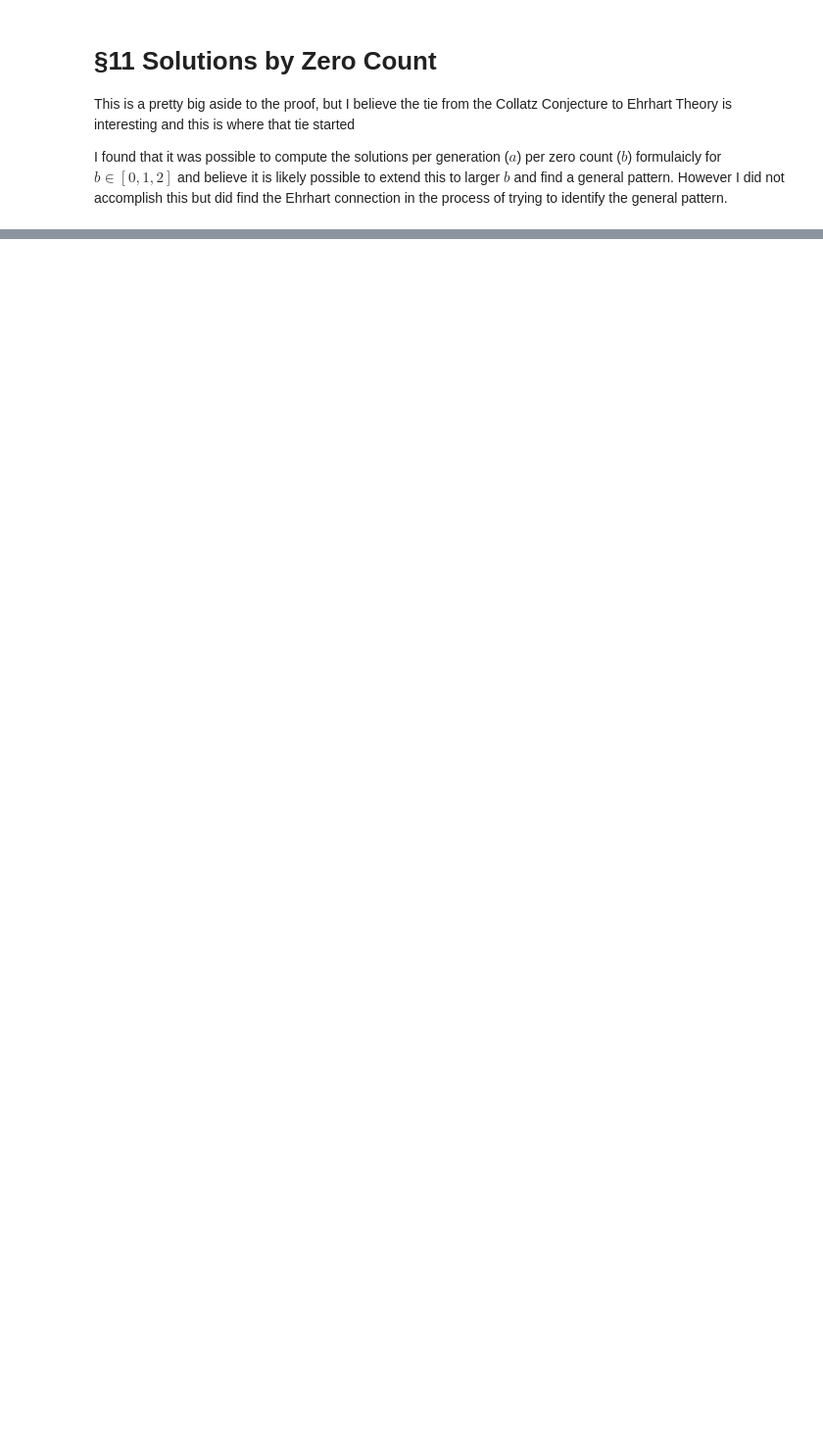
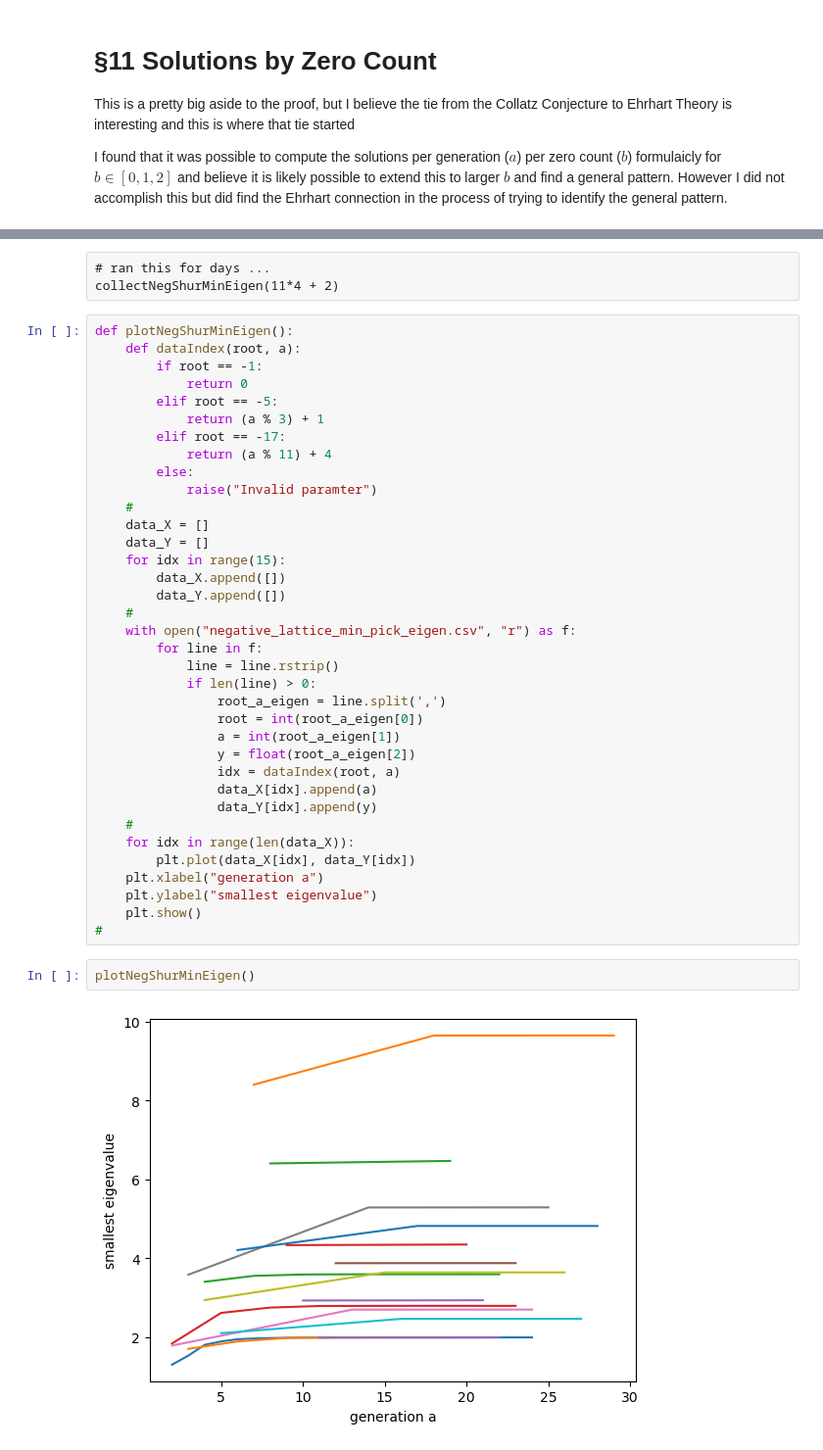
Before and after one commit to acybppres/Lothar, a Jupyter notebook: Collatz/proof-support.ipynb, the cells around one changed output, grey strips where cells are left out. Shown at 98% size. Cells and saved outputs as stored; diff of their text form; blank space fills up the shorter version.

```diff
--- a/Collatz/proof-support.ipynb
+++ b/Collatz/proof-support.ipynb
@@ -1053,0 +2125,43 @@ array([18.,  9., 16.])
+# %% [raw]
+# ran this for days ...
+collectNegShurMinEigen(11*4 + 2)
+# %%
+def plotNegShurMinEigen():
+    def dataIndex(root, a):
+        if root == -1:
+            return 0
+        elif root == -5:
+            return (a % 3) + 1
+        elif root == -17:
+            return (a % 11) + 4
+        else:
+            raise("Invalid paramter")
+    #
+    data_X = []
+    data_Y = []
+    for idx in range(15):
+        data_X.append([])
+        data_Y.append([])
+    #
+    with open("negative_lattice_min_pick_eigen.csv", "r") as f:
+        for line in f:
+            line = line.rstrip()
+            if len(line) > 0:
+                root_a_eigen = line.split(',')
+                root = int(root_a_eigen[0])
+                a = int(root_a_eigen[1])
+                y = float(root_a_eigen[2])
+                idx = dataIndex(root, a)
+                data_X[idx].append(a)
+                data_Y[idx].append(y)
+    #
+    for idx in range(len(data_X)):
+        plt.plot(data_X[idx], data_Y[idx])
+    plt.xlabel("generation a")
+    plt.ylabel("smallest eigenvalue")
+    plt.show()
+#
+# %%
+plotNegShurMinEigen()
+# %% [output]
+[figure, added]
```
Also changed, not shown: parts of 150 cells of this notebook, 8 other files.
